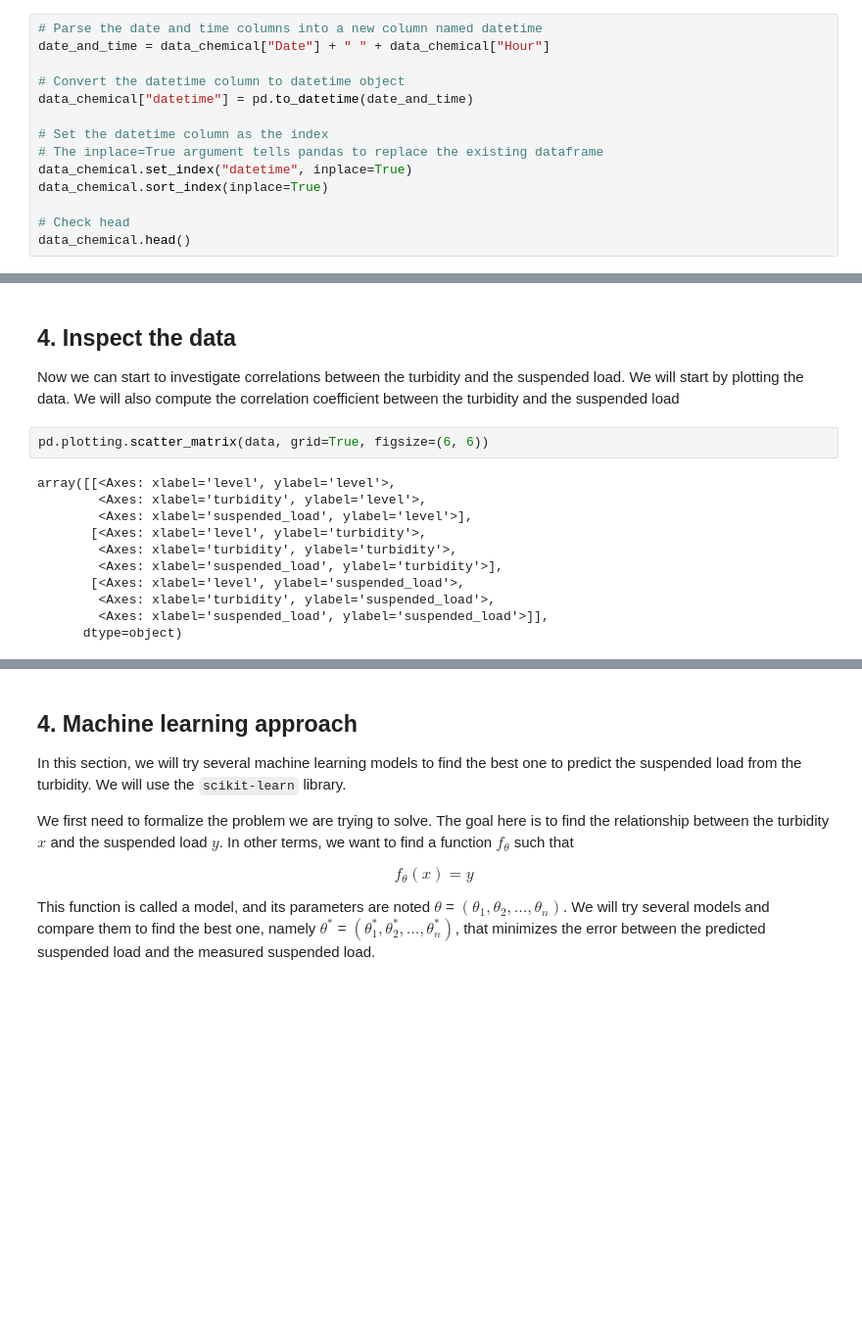
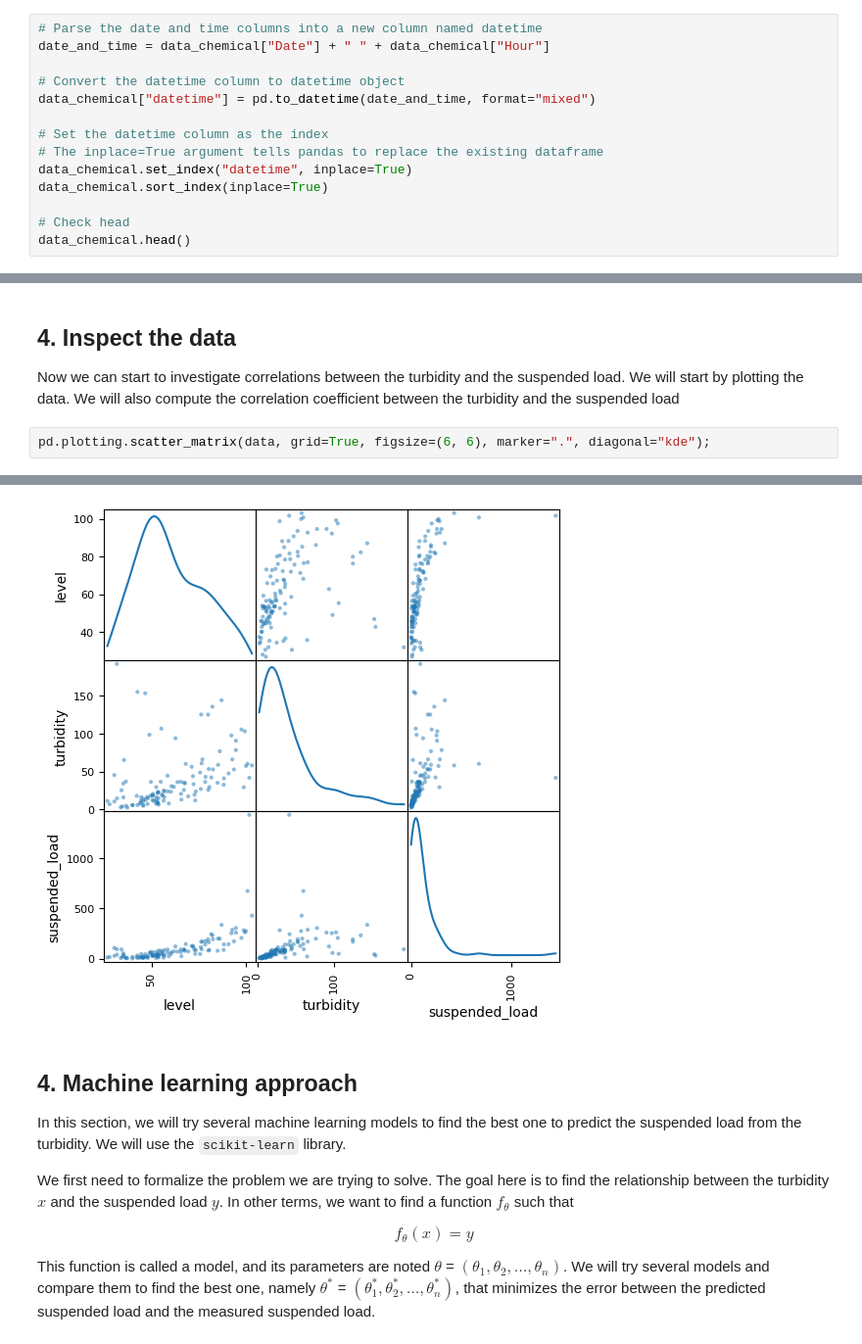
Before and after one commit to leonard-seydoux/earth-data-science, a Jupyter notebook: labs/1_calibration/2_calibration.ipynb, the cells around one changed output, grey strips where cells are left out. Shown at 98% size. Cells and saved outputs as stored; diff of their text form; blank space fills up the shorter version.

```diff
--- a/labs/1_calibration/2_calibration.ipynb
+++ b/labs/1_calibration/2_calibration.ipynb
@@ -65,7 +68,7 @@ Note that pandas DataFrames have a special column called the index. This column
 date_and_time = data_chemical["Date"] + " " + data_chemical["Hour"]
 
 # Convert the datetime column to datetime object
-data_chemical["datetime"] = pd.to_datetime(date_and_time)
+data_chemical["datetime"] = pd.to_datetime(date_and_time, format="mixed")
 
 # Set the datetime column as the index
 # The inplace=True argument tells pandas to replace the existing dataframe
@@ -274,15 +279,5 @@ ax[2].set_ylabel("$C_S$ (mg/L)");
 
 Now we can start to investigate correlations between the turbidity and the suspended load. We will start by plotting the data. We will also compute the correlation coefficient between the turbidity and the suspended load
 # %%
-pd.plotting.scatter_matrix(data, grid=True, figsize=(6, 6))
+pd.plotting.scatter_matrix(data, grid=True, figsize=(6, 6), marker=".", diagonal="kde");
 # %% [output]
-array([[<Axes: xlabel='level', ylabel='level'>,
-        <Axes: xlabel='turbidity', ylabel='level'>,
-        <Axes: xlabel='suspended_load', ylabel='level'>],
-       [<Axes: xlabel='level', ylabel='turbidity'>,
-        <Axes: xlabel='turbidity', ylabel='turbidity'>,
-        <Axes: xlabel='suspended_load', ylabel='turbidity'>],
-       [<Axes: xlabel='level', ylabel='suspended_load'>,
-        <Axes: xlabel='turbidity', ylabel='suspended_load'>,
-        <Axes: xlabel='suspended_load', ylabel='suspended_load'>]],
-      dtype=object)
@@ -290,3 +284,4 @@ array([[<Axes: xlabel='level', ylabel='level'>,
+[figure, added]
 # %% [markdown]
 ## 4. Machine learning approach
 
```
Also changed, not shown: parts of 13 cells of this notebook.
